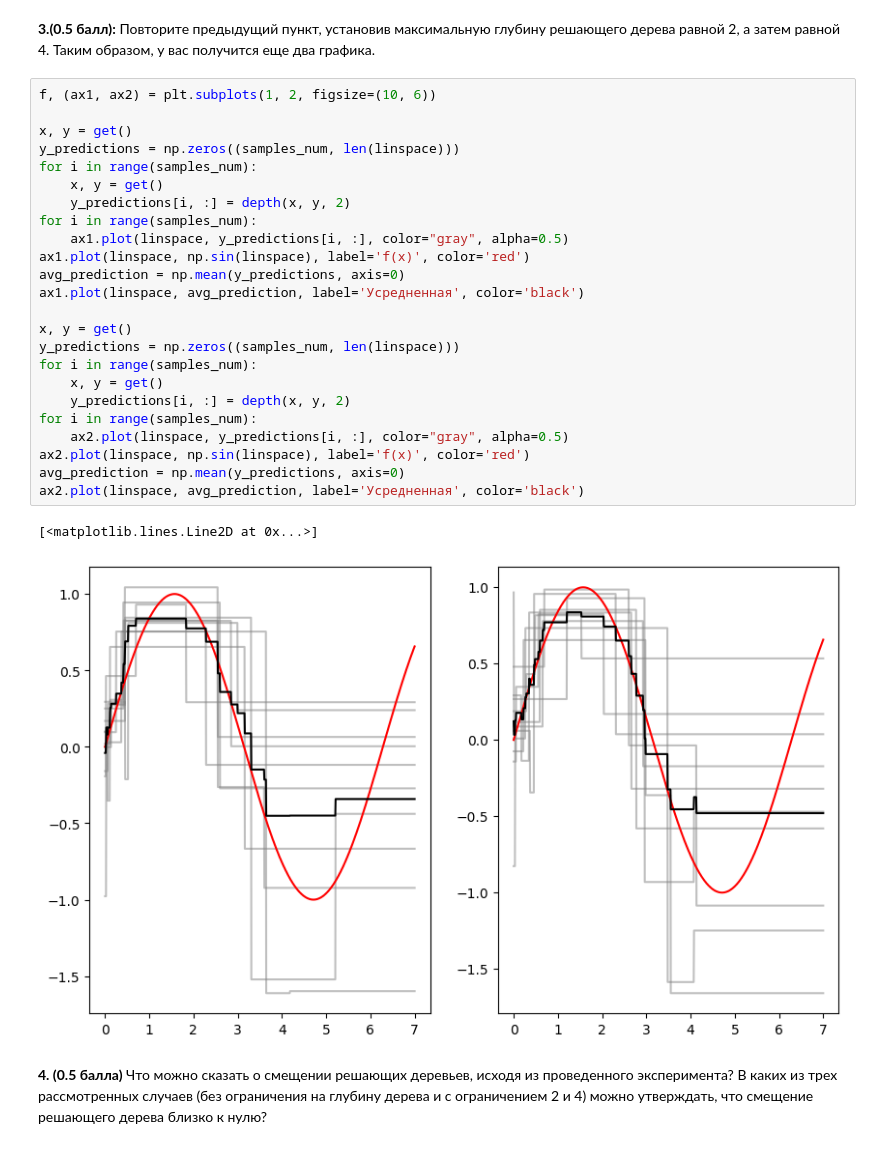
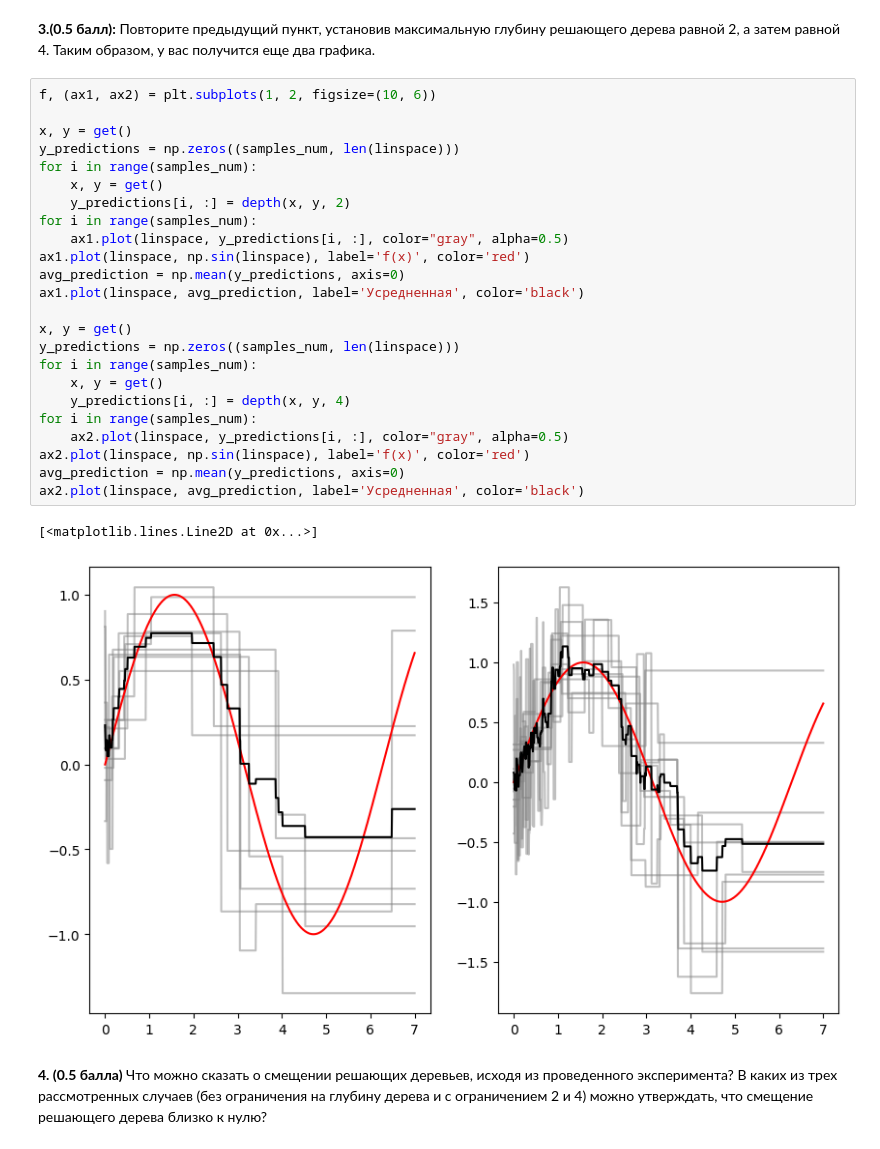
Before and after one commit to FynjyBath/MLhomework-Python-AESC, a Jupyter notebook: task7/task7_dstree_practice.ipynb, the cells around one changed output. Drawn from its saved outputs; the diff is of its cells as text.

```diff
--- a/task7/task7_dstree_practice.ipynb
+++ b/task7/task7_dstree_practice.ipynb
@@ -90,30 +90,30 @@ __3.(0.5 балл):__
 # %%
 f, (ax1, ax2) = plt.subplots(1, 2, figsize=(10, 6))
 
 x, y = get()
 y_predictions = np.zeros((samples_num, len(linspace)))
 for i in range(samples_num):
     x, y = get()
     y_predictions[i, :] = depth(x, y, 2)
 for i in range(samples_num):
     ax1.plot(linspace, y_predictions[i, :], color="gray", alpha=0.5)
 ax1.plot(linspace, np.sin(linspace), label='f(x)', color='red')
 avg_prediction = np.mean(y_predictions, axis=0)
 ax1.plot(linspace, avg_prediction, label='Усредненная', color='black')
 
 x, y = get()
 y_predictions = np.zeros((samples_num, len(linspace)))
 for i in range(samples_num):
     x, y = get()
-    y_predictions[i, :] = depth(x, y, 2)
+    y_predictions[i, :] = depth(x, y, 4)
 for i in range(samples_num):
     ax2.plot(linspace, y_predictions[i, :], color="gray", alpha=0.5)
 ax2.plot(linspace, np.sin(linspace), label='f(x)', color='red')
 avg_prediction = np.mean(y_predictions, axis=0)
 ax2.plot(linspace, avg_prediction, label='Усредненная', color='black')
 # %% [output]
 [<matplotlib.lines.Line2D at 0x...>]
-[figure, old version]
+[figure, new version]
 # %% [markdown]
 __4. (0.5 балла)__ Что можно сказать о смещении решающих деревьев, исходя из проведенного эксперимента? В каких из трех рассмотренных случаев (без ограничения на глубину дерева и с ограничением 2 и 4) можно утверждать, что смещение решающего дерева близко к нулю?
 # %% [markdown]
```
Also changed, not shown: parts of 4 cells of this notebook, 1 other file.
